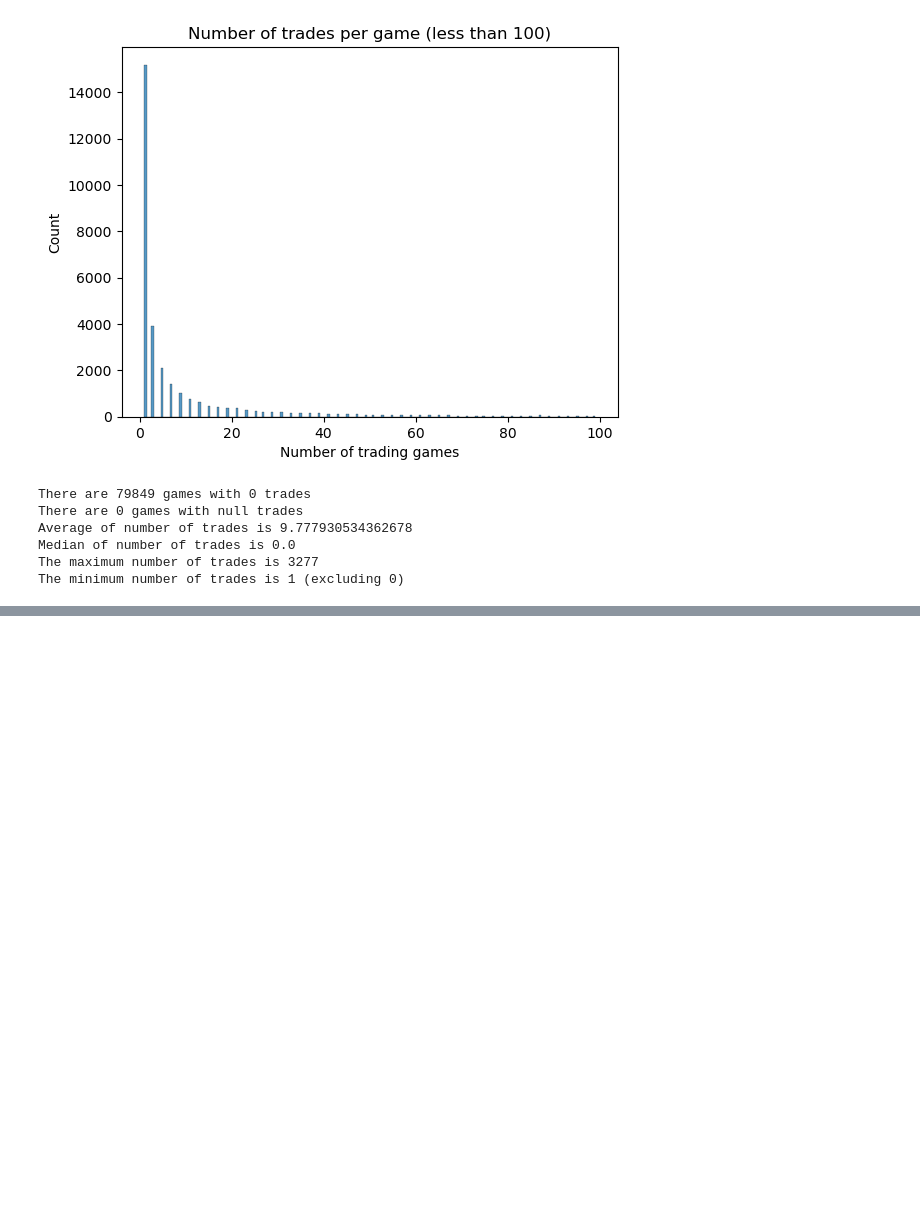
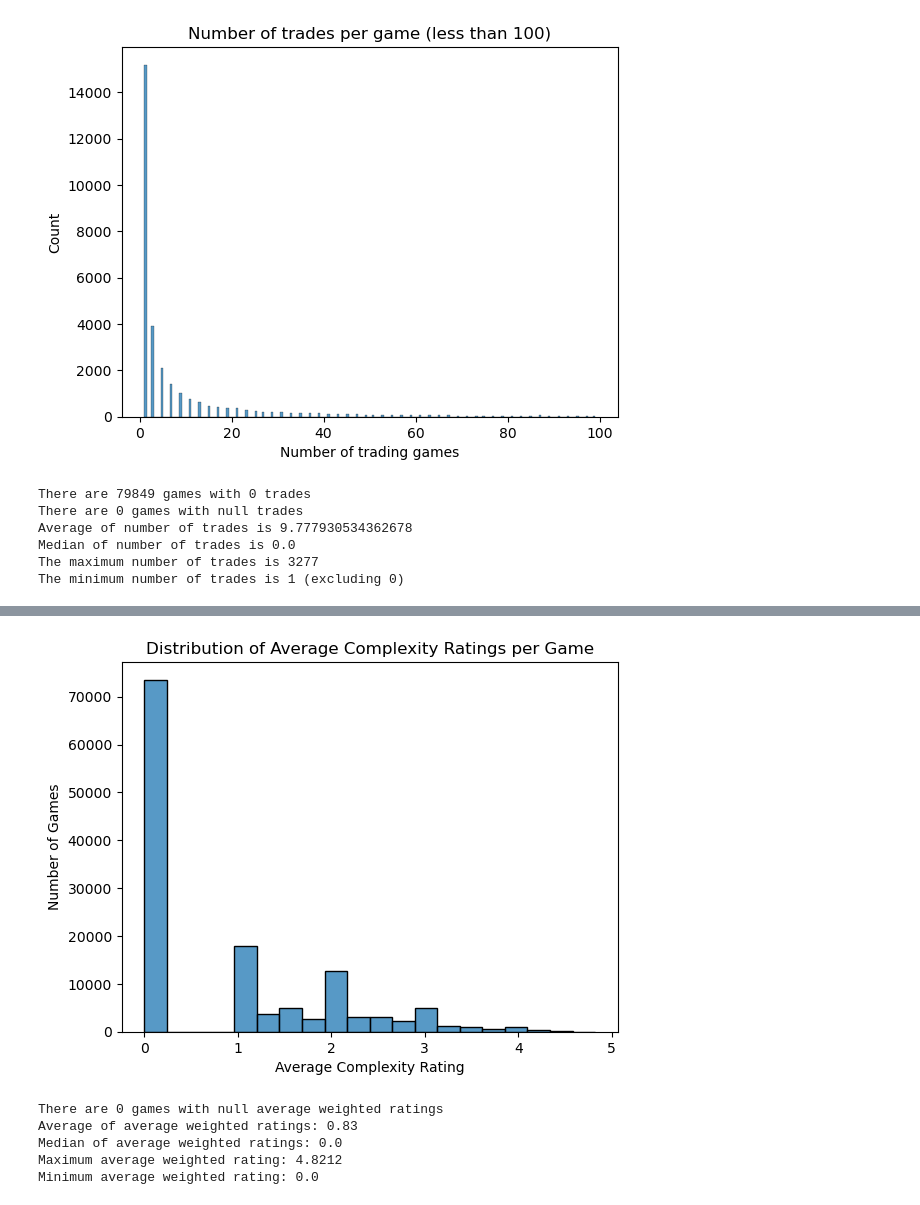
Before and after one commit to LsFaria04/PRI_Board_Games_Search_System, a Jupyter notebook: analysis.ipynb, the cells around one changed output, grey strips where cells are left out. Saved outputs shown, nothing was run; the diff lists cells and outputs as text; code cells hidden in the pictures; blank space fills up the shorter version.

```diff
--- a/analysis.ipynb
+++ b/analysis.ipynb
@@ -738,0 +869,24 @@ Now we will analize the wainting column.
+# %%
+invalid_averageweights = df[df["averageweight"].isna()]
+non_null_averageweights = df[df["averageweight"].notna()]
+
+
+sb.histplot(non_null_averageweights, x="averageweight", bins=20)
+plt.xlabel("Average Complexity Rating")
+plt.ylabel("Number of Games")
+plt.title("Distribution of Average Complexity Ratings per Game")
+plt.show()
+
+
+print(f'There are {invalid_averageweights.shape[0]} games with null average weighted ratings')
+print(f'Average of average weighted ratings: {round(df["averageweight"].mean(), 2)}')
+print(f'Median of average weighted ratings: {df["averageweight"].median()}')
+print(f'Maximum average weighted rating: {max(non_null_averageweights["averageweight"])}')
+print(f'Minimum average weighted rating: {min(non_null_averageweights["averageweight"])}')
+# %% [output]
+[figure, added]
+There are 0 games with null average weighted ratings
+Average of average weighted ratings: 0.83
+Median of average weighted ratings: 0.0
+Maximum average weighted rating: 4.8212
+Minimum average weighted rating: 0.0
```
Also changed, not shown: parts of 12 cells of this notebook.
